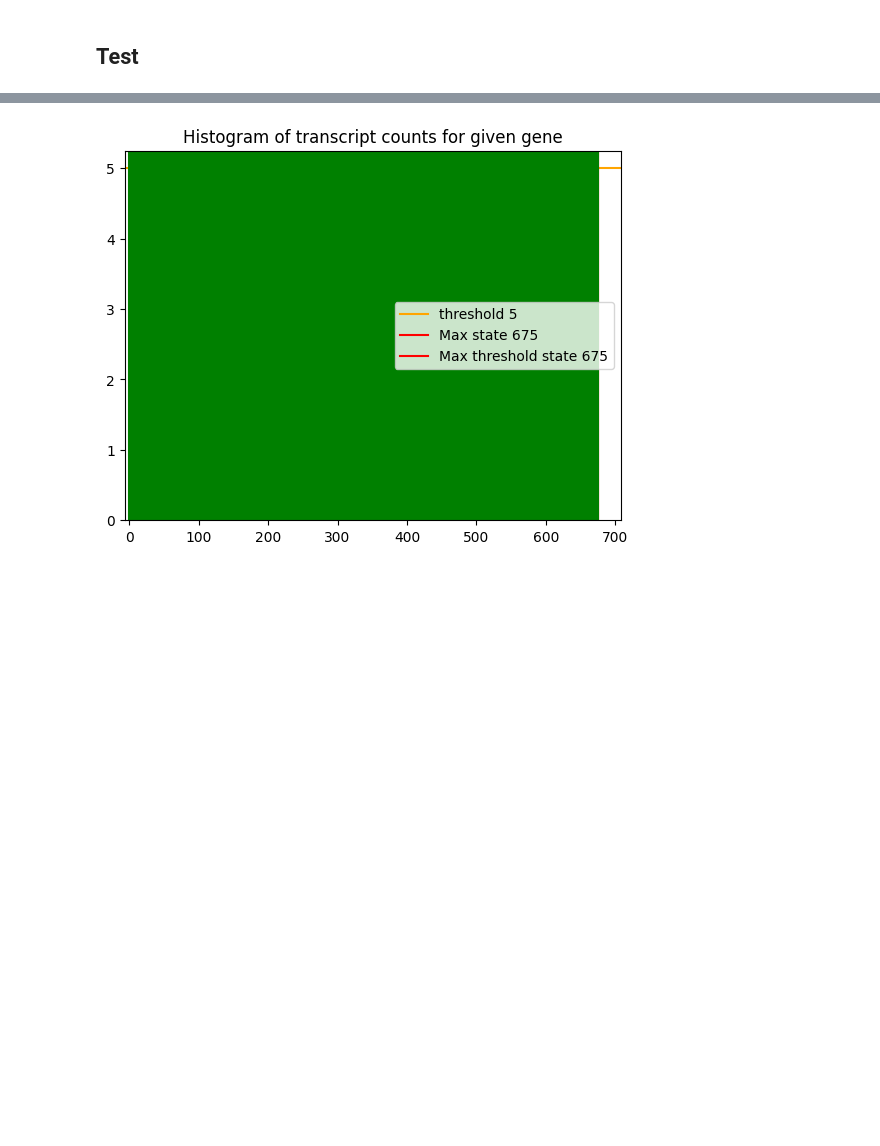
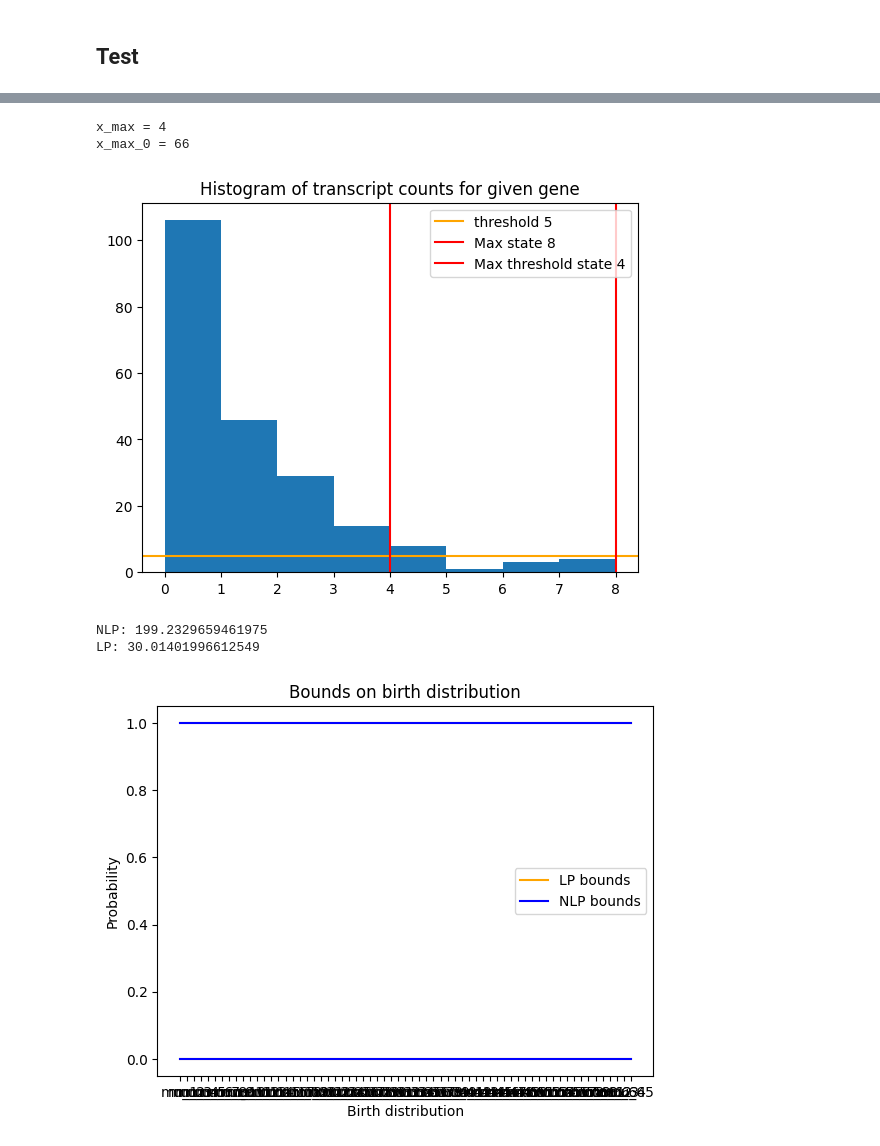
Before and after one commit to willjgh/M4R, a Jupyter notebook: NLP_data.ipynb, the cells around one changed output, grey strips where cells are left out. Drawn from its saved outputs; the diff is of its cells as text; code cells hidden in the pictures; blank space fills up the shorter version.

```diff
--- a/NLP_data.ipynb
+++ b/NLP_data.ipynb
@@ -534,0 +648,4 @@ LP: 12.408133506774902
+# %%
+for i in range(10):
+    sample = data_OB.iloc[i]
+    solution = bound_sample_refined(sample, threshold=5, skip=1, n=1000, N=None, plot_sample=False, print_bounds=False, print_status=True, plot_solution=True)
@@ -534,0 +678,4 @@ LP: 12.408133506774902
+# %%
+for i in range(10):
+    sample = data_MAP.iloc[i]
+    solution = bound_sample_refined(sample, threshold=5, skip=1, n=1000, N=None, plot_sample=False, print_bounds=False, print_status=True, plot_solution=True)
@@ -534,0 +693,4 @@ LP: 12.408133506774902
+# %%
+# List of Beta_j values for each cell j (named)
+beta_data = pd.read_csv("..\Data\SS3_c57_UMIs_concat_BETA.csv", index_col="Unnamed: 0")
+beta_data.head()
@@ -534,0 +740,11 @@ LP: 12.408133506774902
+# %%
+def mean_CI(sample):
+    '''Compute 95% confidence interval for the mean of the sample.'''
+    # sample mean
+    mean = np.mean(sample)
+    # sample standard deviation
+    std = np.std(sample)
+    # size of the sample
+    n = len(sample)
+    # compute CI
+    return (mean - 1.96 * (std / np.sqrt(n)), mean + 1.96 * (std / np.sqrt(n)))
@@ -550,5 +1154,10 @@ LP: 52.83689904212952
 # %%
-sample = data_MAP.iloc[2]
-solution = bound_sample_refined(sample, threshold=5, skip=1, n=1000, N=None, plot_sample=True, print_bounds=False, print_status=True, plot_solution=True)
+sample_ob = data_OB.iloc[9]
+solution_ob = bound_sample_refined_B(sample_ob, beta_data, threshold=5, skip=1, n=1000, plot_sample=True, print_bounds=False, print_status=True, plot_solution=True)
 # %% [output]
+x_max = 4
+x_max_0 = 66
-[figure, old version]
+[figure, new version]
+NLP: 199.2329659461975
+LP: 30.01401996612549
+[figure, added]
```
Also changed, not shown: parts of 28 cells of this notebook.
